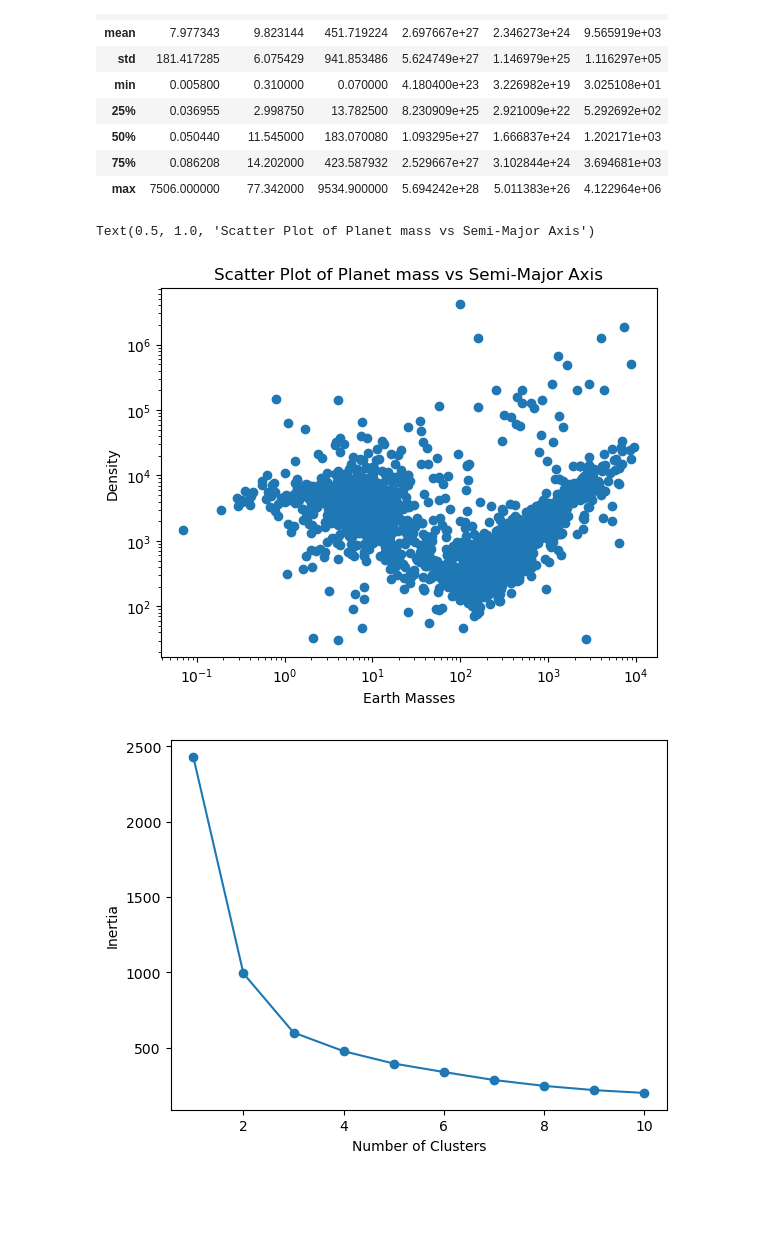
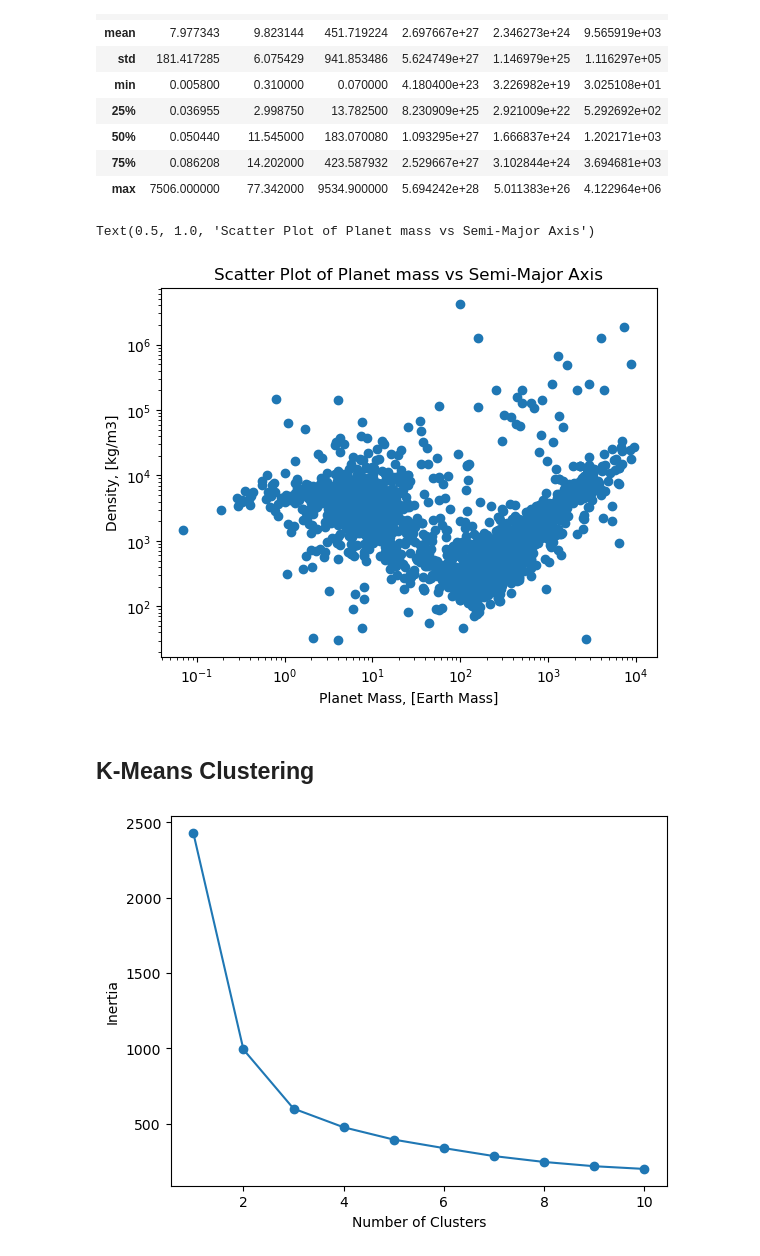
Before and after one commit to 314sirius/ML-examples, a Jupyter notebook: Example3/Exoplanets.ipynb, the cells around one changed output. Cells and saved outputs as stored; diff of their text form; code cells hidden in the pictures; blank space fills up the shorter version.

```diff
--- a/Example3/Exoplanets.ipynb
+++ b/Example3/Exoplanets.ipynb
@@ -304,19 +305,21 @@ df_density.describe()
 | max | 7506.000000 | 77.342000 | 9534.900000 | 5.694242e+28 | 5.011383e+26 | 4.122964e+06 |
 # %%
 plt.scatter(x=df_density['pl_bmasse'], y=df_density['density'])
-plt.ylabel("Density")
-plt.xlabel("Earth Masses")
+plt.ylabel("Density, [kg/m3]")
+plt.xlabel("Planet Mass, [Earth Mass]")
 #plt.xlim(0,40)
 #plt.ylim(0,2000)
 plt.xscale('log')
 plt.yscale('log')
 plt.title('Scatter Plot of Planet mass vs Semi-Major Axis')
 # %% [output]
 Text(0.5, 1.0, 'Scatter Plot of Planet mass vs Semi-Major Axis')
-[figure, old version]
+[figure, new version]
 # %%
 array_density=df_density[['pl_bmasse','density']].to_numpy()
 array_density_log=np.log10(array_density)
+# %% [markdown]
+## K-Means Clustering
 # %%
 
 
```
Also changed, not shown: parts of 14 cells of this notebook.
